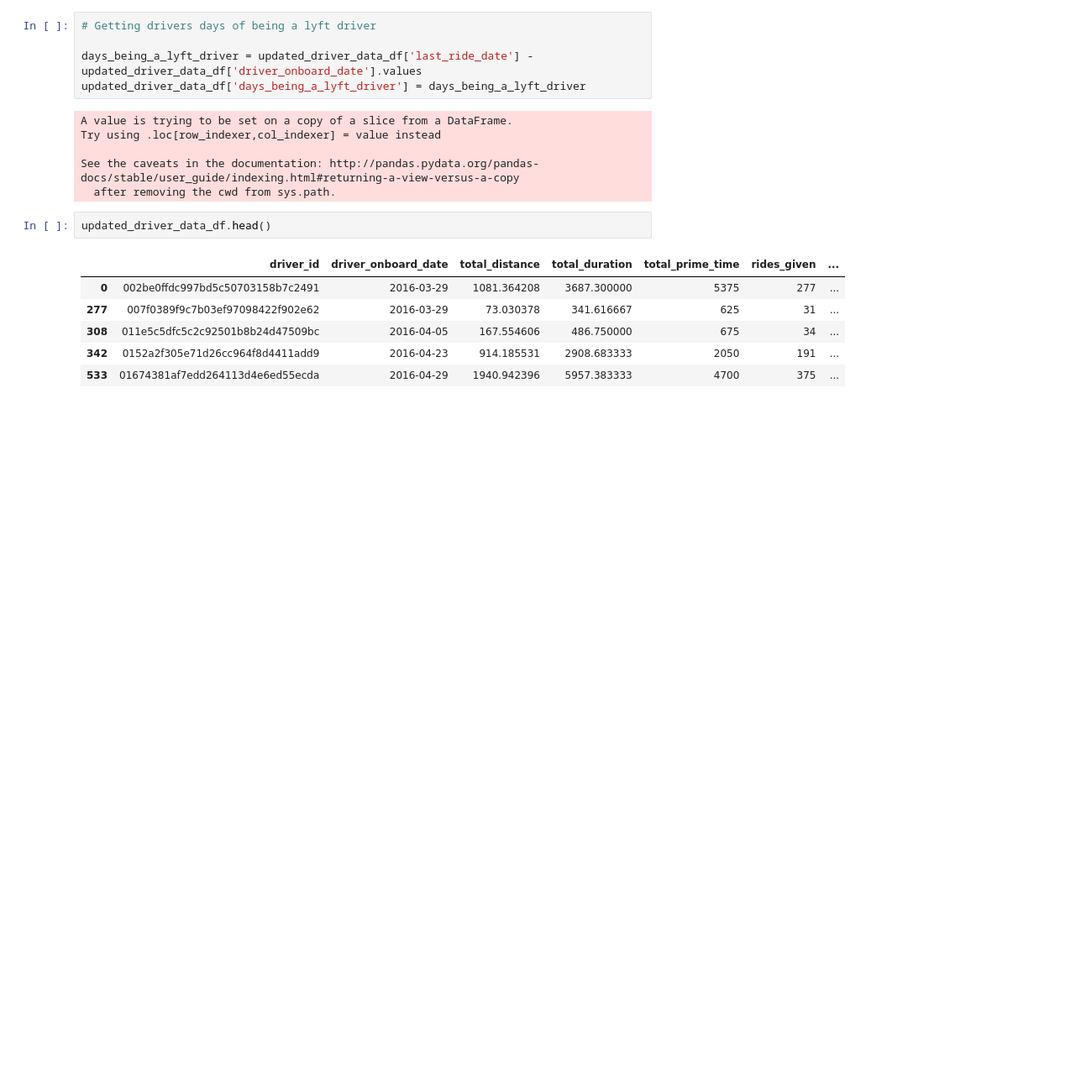
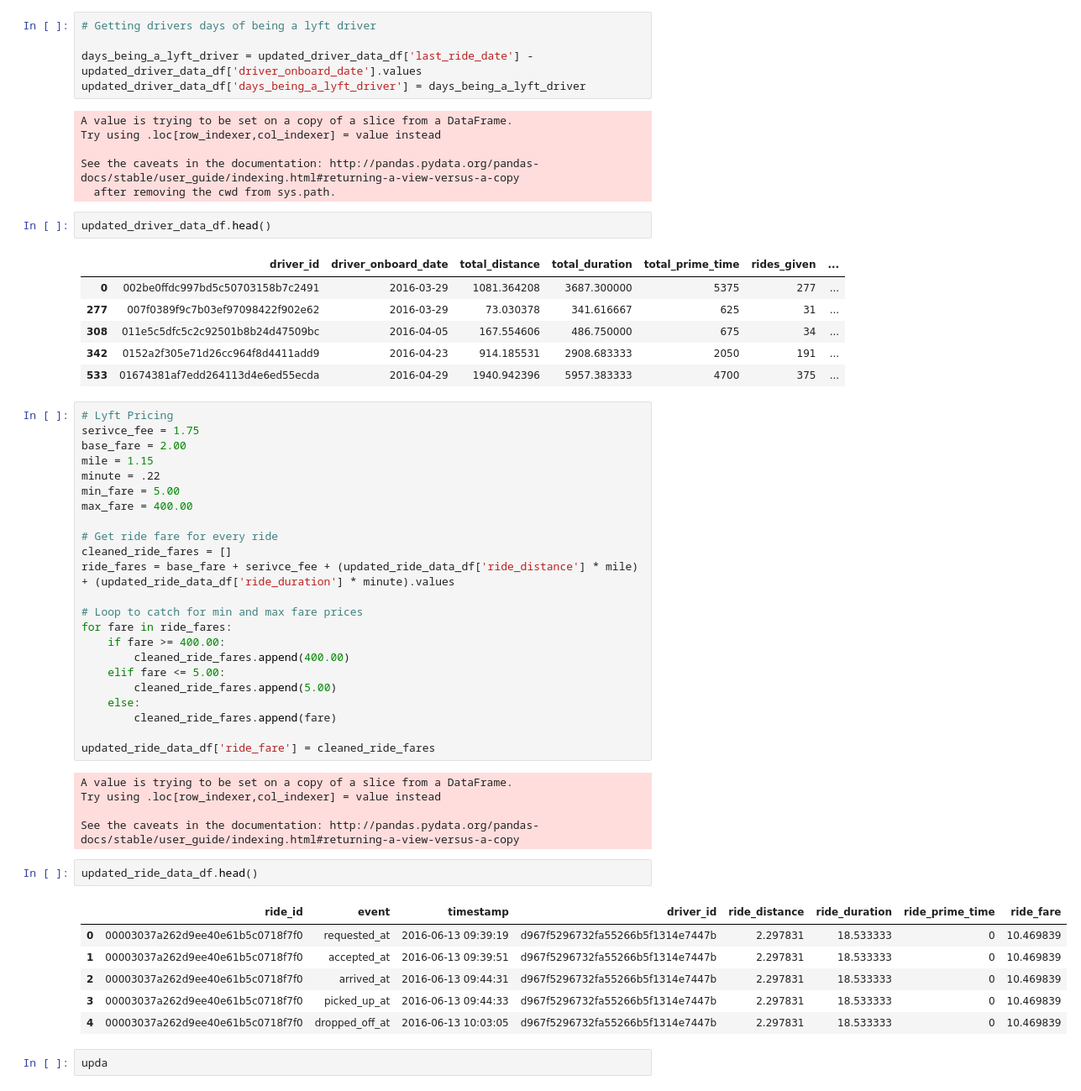
Before and after one commit to AugmentedMode/Lyft-Data-Challenge, a Jupyter notebook: Initial_insights.ipynb, the cells around one changed output. Shown at 84% size. Cells and saved outputs as stored; diff of their text form; blank space fills up the shorter version.

Commit message:
added ride fare for each ride

```diff
--- a/Initial_insights.ipynb
+++ b/Initial_insights.ipynb
@@ -247,3 +247,42 @@ updated_driver_data_df.head()
 | 308 | 011e5c5dfc5c2c92501b8b24d47509bc | 2016-04-05 | 167.554606 | 486.750000 | 675 | 34 | ... |
 | 342 | 0152a2f305e71d26cc964f8d4411add9 | 2016-04-23 | 914.185531 | 2908.683333 | 2050 | 191 | ... |
 | 533 | 01674381af7edd264113d4e6ed55ecda | 2016-04-29 | 1940.942396 | 5957.383333 | 4700 | 375 | ... |
+# %%
+# Lyft Pricing
+serivce_fee = 1.75
+base_fare = 2.00
+mile = 1.15
+minute = .22
+min_fare = 5.00
+max_fare = 400.00
+
+# Get ride fare for every ride
+cleaned_ride_fares = []
+ride_fares = base_fare + serivce_fee + (updated_ride_data_df['ride_distance'] * mile) + (updated_ride_data_df['ride_duration'] * minute).values
+
+# Loop to catch for min and max fare prices
+for fare in ride_fares:
+    if fare >= 400.00:
+        cleaned_ride_fares.append(400.00)
+    elif fare <= 5.00:
+        cleaned_ride_fares.append(5.00)
+    else:
+        cleaned_ride_fares.append(fare)
+
+updated_ride_data_df['ride_fare'] = cleaned_ride_fares
+# %% [output]
+A value is trying to be set on a copy of a slice from a DataFrame.
+Try using .loc[row_indexer,col_indexer] = value instead
+
+See the caveats in the documentation: http://pandas.pydata.org/pandas-docs/stable/user_guide/indexing.html#returning-a-view-versus-a-copy
+# %%
+updated_ride_data_df.head()
+# %% [output]
+|  | ride_id | event | timestamp | driver_id | ride_distance | ride_duration | ride_prime_time | ride_fare |
+| 0 | 00003037a262d9ee40e61b5c0718f7f0 | requested_at | 2016-06-13 09:39:19 | d967f5296732fa55266b5f1314e7447b | 2.297831 | 18.533333 | 0 | 10.469839 |
+| 1 | 00003037a262d9ee40e61b5c0718f7f0 | accepted_at | 2016-06-13 09:39:51 | d967f5296732fa55266b5f1314e7447b | 2.297831 | 18.533333 | 0 | 10.469839 |
+| 2 | 00003037a262d9ee40e61b5c0718f7f0 | arrived_at | 2016-06-13 09:44:31 | d967f5296732fa55266b5f1314e7447b | 2.297831 | 18.533333 | 0 | 10.469839 |
+| 3 | 00003037a262d9ee40e61b5c0718f7f0 | picked_up_at | 2016-06-13 09:44:33 | d967f5296732fa55266b5f1314e7447b | 2.297831 | 18.533333 | 0 | 10.469839 |
+| 4 | 00003037a262d9ee40e61b5c0718f7f0 | dropped_off_at | 2016-06-13 10:03:05 | d967f5296732fa55266b5f1314e7447b | 2.297831 | 18.533333 | 0 | 10.469839 |
+# %%
+upda
```
